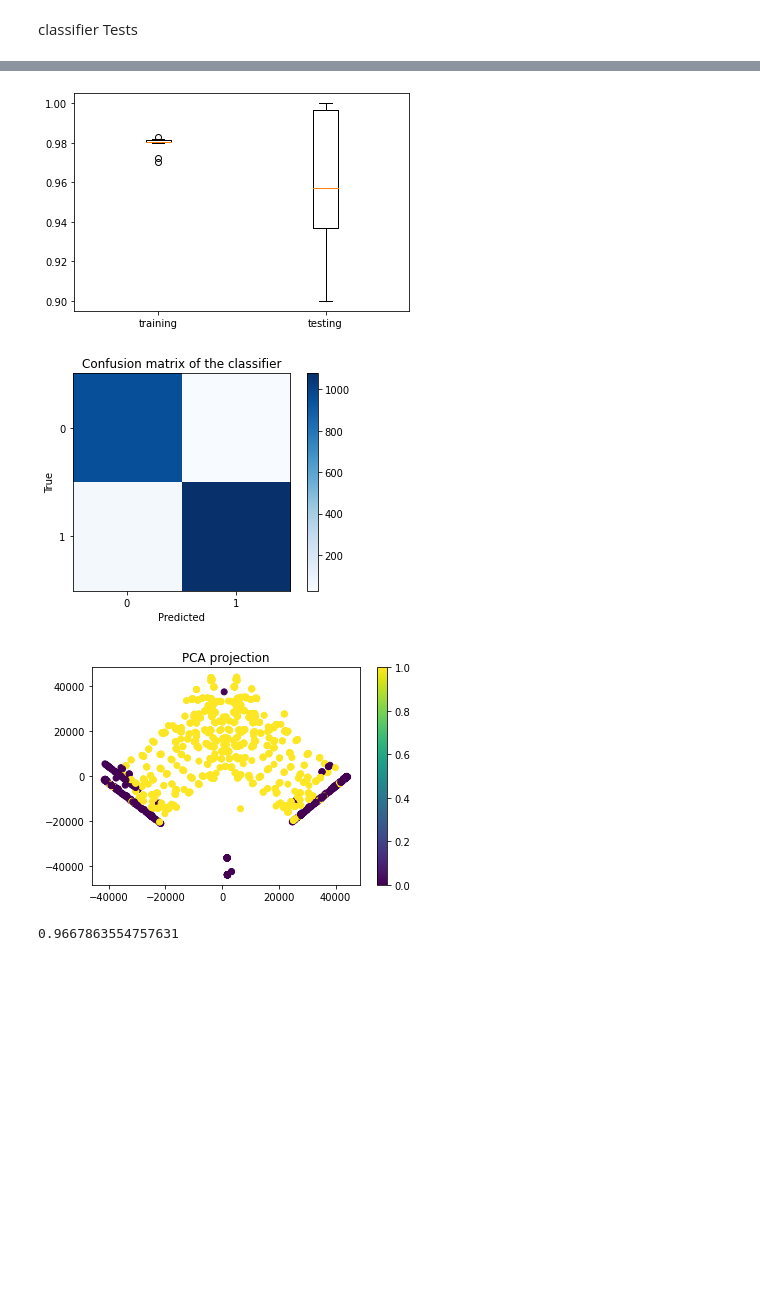
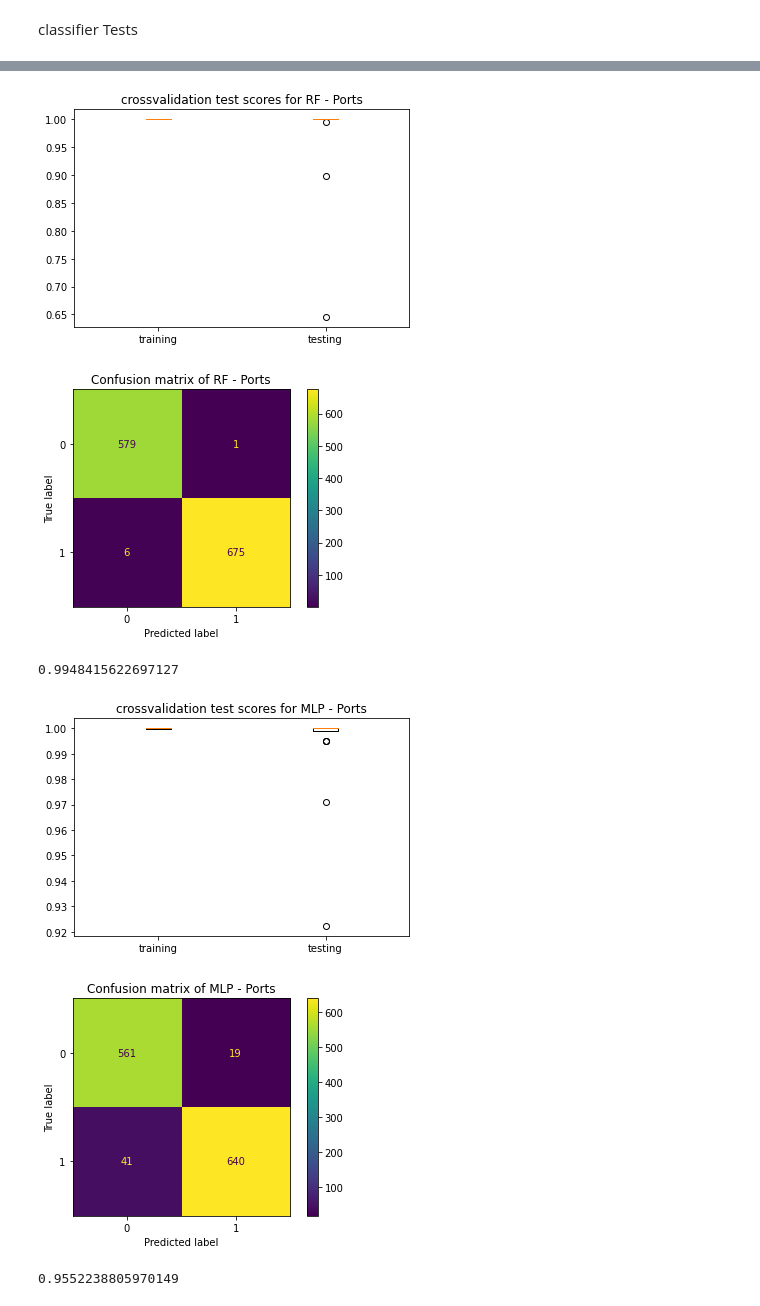
Before and after one commit to James-Woodland/FinalYearProject, a Jupyter notebook: Final Product/AI Development/FInalYearProject.ipynb, the cells around one changed output, grey strips where cells are left out. Drawn from its saved outputs; the diff is of its cells as text; code cells hidden in the pictures; blank space fills up the shorter version.

Commit message:
added crossvalidations to AI

```diff
--- a/Final Product/AI Development/FInalYearProject.ipynb
+++ b/Final Product/AI Development/FInalYearProject.ipynb
@@ -586,37 +449,39 @@ sklearn.metrics.f1_score(Y_test_Ports, Y_Pred_MLPNetFlowPort)
-# %%
-import sklearn
-
-
-CV_results = cross_validate(KNNclassifierNetFlowPort, NetFlowInputsPorts, NetFlowTargets.ravel(), cv=20,return_train_score=True)
-training = CV_results["train_score"]
-testing = CV_results["test_score"]
-plt.boxplot([training, testing])
-plt.xticks([1, 2], ['training', 'testing'])
-plt.show()
-labels = [0,1]
-c = sklearn.metrics.confusion_matrix(Y_test_Ports, Y_Pred_KNNNetFlowPort, labels=labels)
-ax= plt.subplot()
-plt.title('Confusion matrix of the classifier')
-ax.set_xticks([0,1])
-ax.set_yticks([0,1])
-ax.set_xticklabels(labels)
-ax.set_yticklabels(labels)
-plt.xlabel('Predicted')
-plt.ylabel('True')
-cmap = plt.get_cmap('Blues')
-im = plt.imshow(c, cmap=cmap, interpolation='nearest')
-plt.colorbar(im)
-plt.show()
-pca = sklearn.decomposition.PCA(n_components=2)
-compressed = pca.fit_transform(X_test_Ports)
-plt.figure()
-plt.scatter(compressed[:,0], compressed[:,1], c=Y_Pred_RFNetFlowPort, cmap="viridis")
-plt.colorbar()
-plt.title("PCA projection")
-plt.show()
-sklearn.metrics.f1_score(Y_test_Ports, Y_Pred_KNNNetFlowPort)
-# %% [output]
-[figure, removed]
-[figure, removed]
-[figure, removed]
-0.9667863554757631
+# %%
+import sklearn
+from sklearn.metrics import confusion_matrix, ConfusionMatrixDisplay
+
+def crossValidate(model, Y_Pred, modelName, dataSet):
+    if dataSet == "Ports":
+        Y_test = Y_test_Ports
+        X_test = X_test_Ports
+    elif dataSet == "Host":
+        Y_test = Y_Host_test
+        X_test = X_Host_test
+    CV_results = cross_validate(model, HostInputs, HostTargets.ravel(), cv=20,return_train_score=True)
+    training = CV_results["train_score"]
+    testing = CV_results["test_score"]
+    plt.boxplot([training, testing])
+    plt.xticks([1, 2], ['training', 'testing'])
+    plt.title('crossvalidation test scores for {} - {}'.format(modelName, dataSet))
+    plt.show()
+    labels = [0,1]
+    c = sklearn.metrics.confusion_matrix(Y_test, Y_Pred, labels=labels)
+    disp = ConfusionMatrixDisplay(confusion_matrix=c,
+                           display_labels=model.classes_)
+    disp.plot()
+    plt.title('Confusion matrix of {} - {}'.format(modelName, dataSet))
+    plt.show()
+
+    print(sklearn.metrics.f1_score(Y_test, Y_Pred))
+# %%
+for model in PortList.keys():
+    crossValidate(PortList[model][0], PortList[model][1], model, "Ports")
+for model in HostList.keys():
+    crossValidate(HostList[model][0], HostList[model][1], model, "Host")
+# %% [output]
+[figure, added]
+[figure, added]
+0.9948415622697127
+[figure, added]
+[figure, added]
+0.9552238805970149
```
Also changed, not shown: parts of 14 cells of this notebook, 5 other files.
